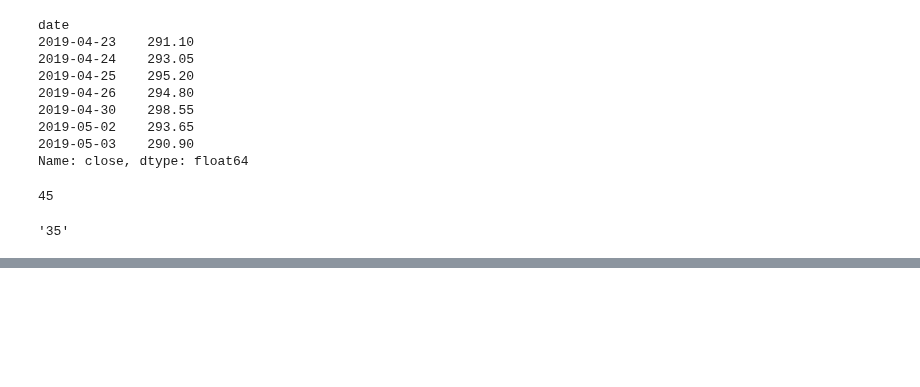
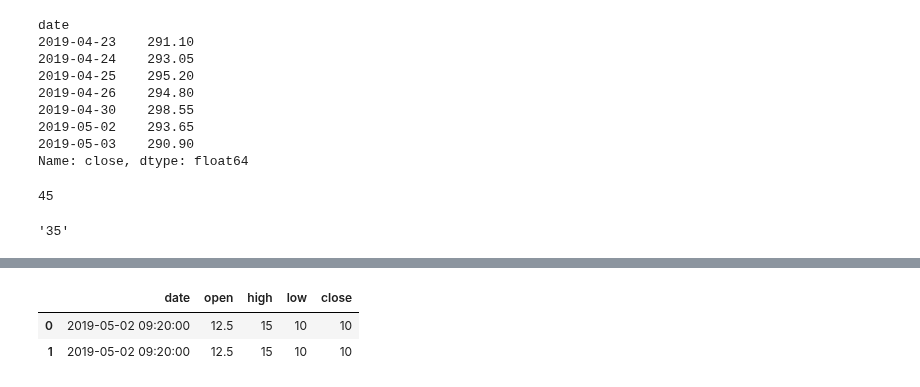
Before and after one commit to suhansaha/algotrader, a Jupyter notebook: src/Cache_wrapper.ipynb, the cells around one changed output, grey strips where cells are left out. Saved outputs shown, nothing was run; the diff lists cells and outputs as text; code cells hidden in the pictures; blank space fills up the shorter version.

```diff
--- a/src/Untitled.ipynb
+++ b/src/Cache_wrapper.ipynb
@@ -151,0 +371,6 @@ import sqlalchemy
+# %%
+pd.DataFrame([{'date':'2019-05-02 09:20:00','open':12.5,'high':15,'low':10,'close':10},{'date':'2019-05-02 09:20:00','open':12.5,'high':15,'low':10,'close':10}])
+# %% [output]
+|  | date | open | high | low | close |
+| 0 | 2019-05-02 09:20:00 | 12.5 | 15 | 10 | 10 |
+| 1 | 2019-05-02 09:20:00 | 12.5 | 15 | 10 | 10 |
```
Also changed, not shown: parts of 23 cells of this notebook, 11 other files.
